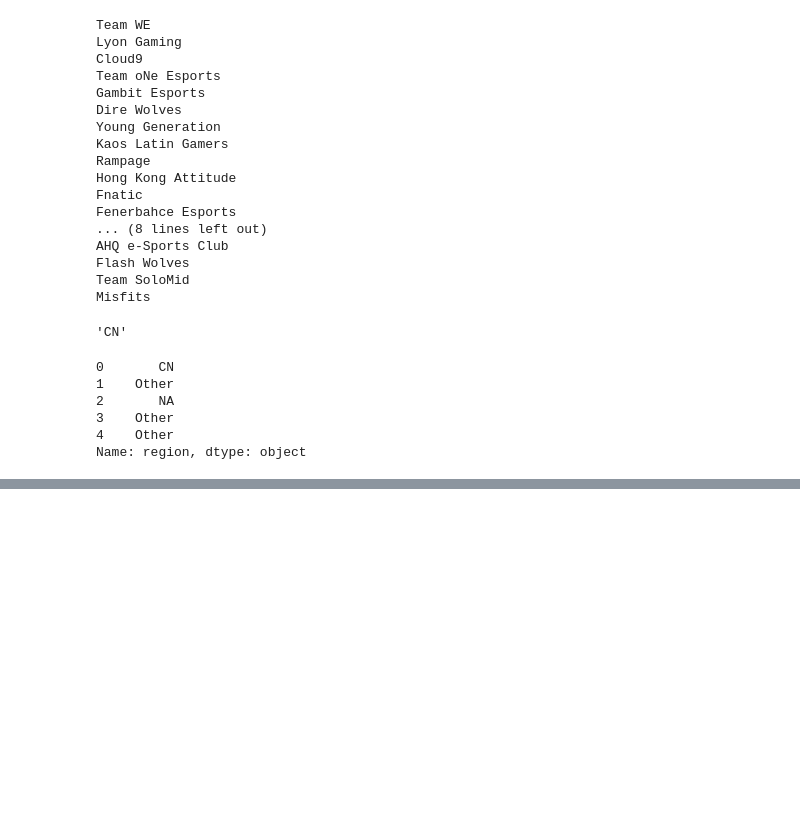
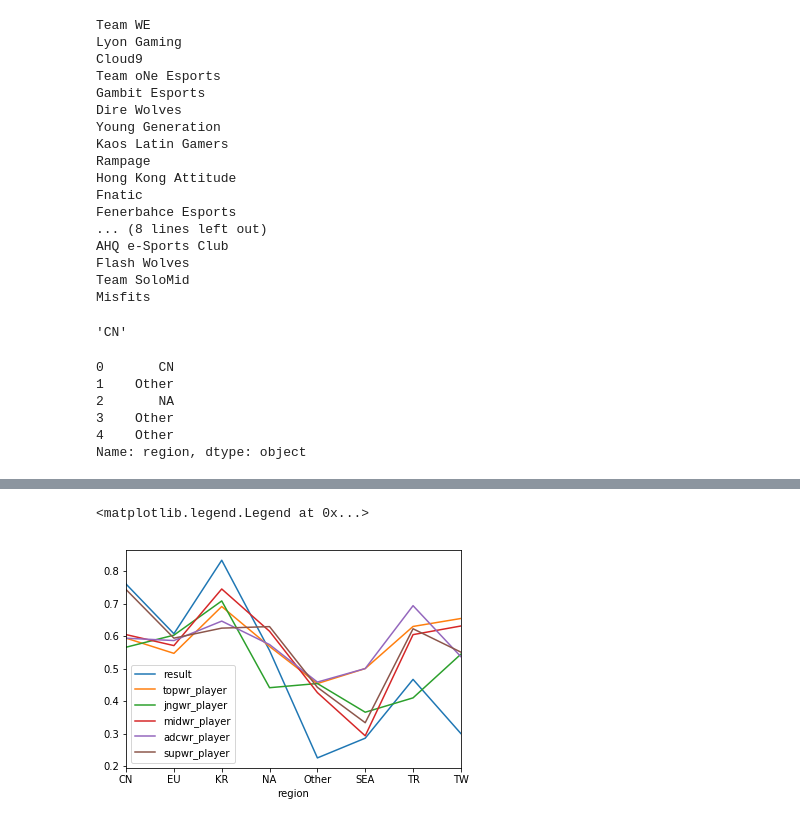
Before and after one commit to dsalgador/LeagueOfLegends-Project-Python, a Jupyter notebook: Model-Study.ipynb, the cells around one changed output, grey strips where cells are left out. Cells and saved outputs as stored; diff of their text form; code cells hidden in the pictures; blank space fills up the shorter version.

```diff
--- a/Model-Study.ipynb
+++ b/Model-Study.ipynb
@@ -152,0 +157,3 @@ test_df2.head()
+# %%
+region_stats = train_df2.groupby('region').mean()
+region_stats
@@ -152,0 +171,6 @@ test_df2.head()
+# %%
+%matplotlib inline
+region_stats.plot(); plt.legend(loc='best')
+# %% [output]
+<matplotlib.legend.Legend at 0x...>
+[figure, added]
```
Also changed, not shown: parts of 45 cells of this notebook.
